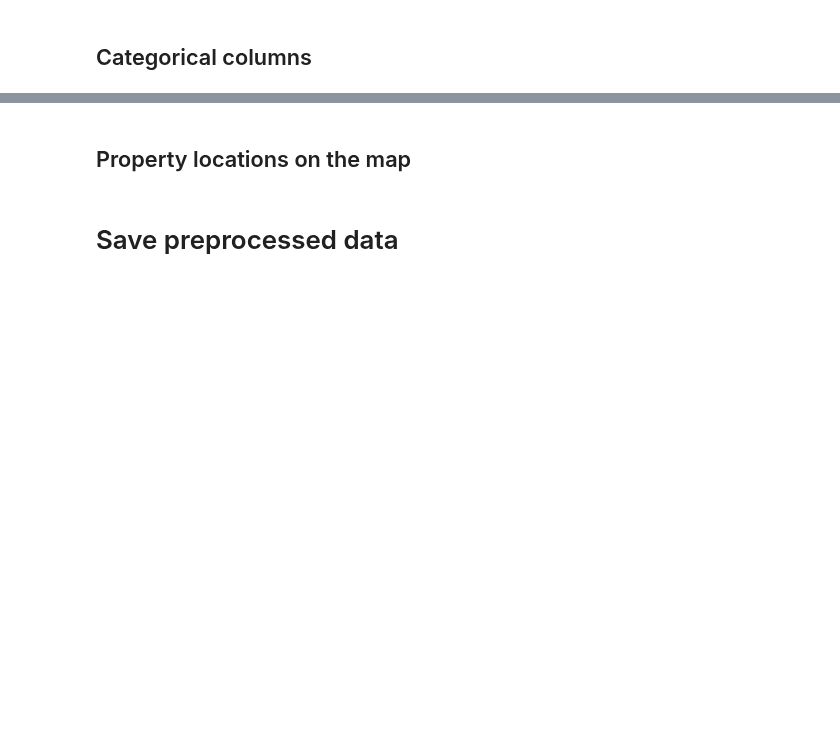
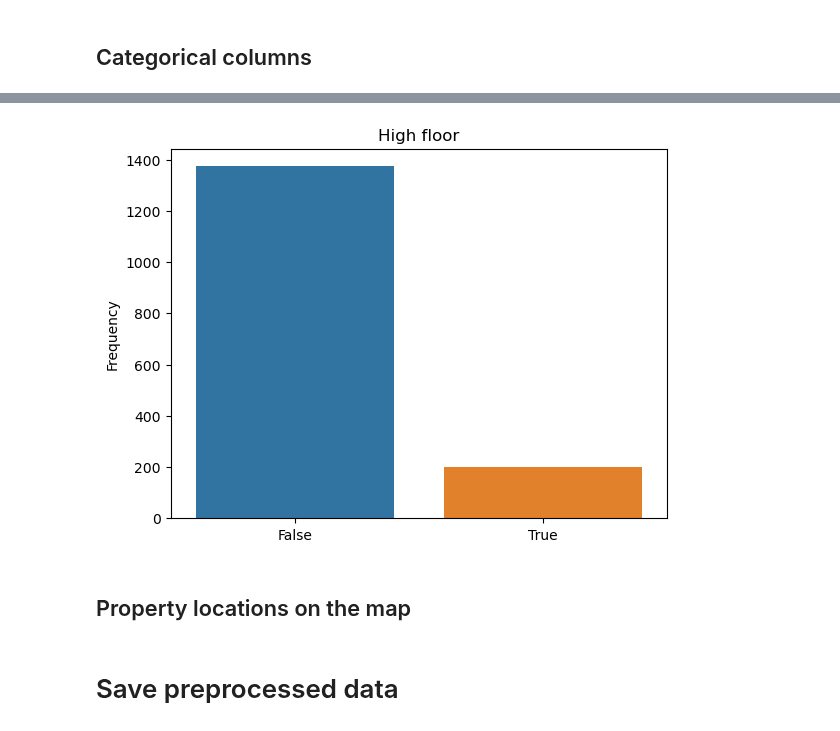
Before and after one commit to JensBender/rental-price-prediction, a Jupyter notebook: data_preprocessing.ipynb, the cells around one changed output, grey strips where cells are left out. Drawn from its saved outputs; the diff is of its cells as text; code cells hidden in the pictures; blank space fills up the shorter version.

Commit message:
in preprocessing, add frequencies and bar plot for high floor feature

```diff
--- a/data_preprocessing.ipynb
+++ b/data_preprocessing.ipynb
@@ -1075,3 +1086,17 @@ for column in categorical_columns:
+# %%
+# Bar plot
+sns.barplot(x=df["high_floor"].value_counts().index, y=df["high_floor"].value_counts().values)
+
+# Add axes labels
+plt.ylabel("Frequency")
+
+# Add title
+plt.title("High floor")
+
+# Show the plot
+plt.show()
+# %% [output]
+[figure, added]
 # %% [markdown]
 ## Property locations on the map
 # %%
```
Also changed, not shown: parts of 37 cells of this notebook.
